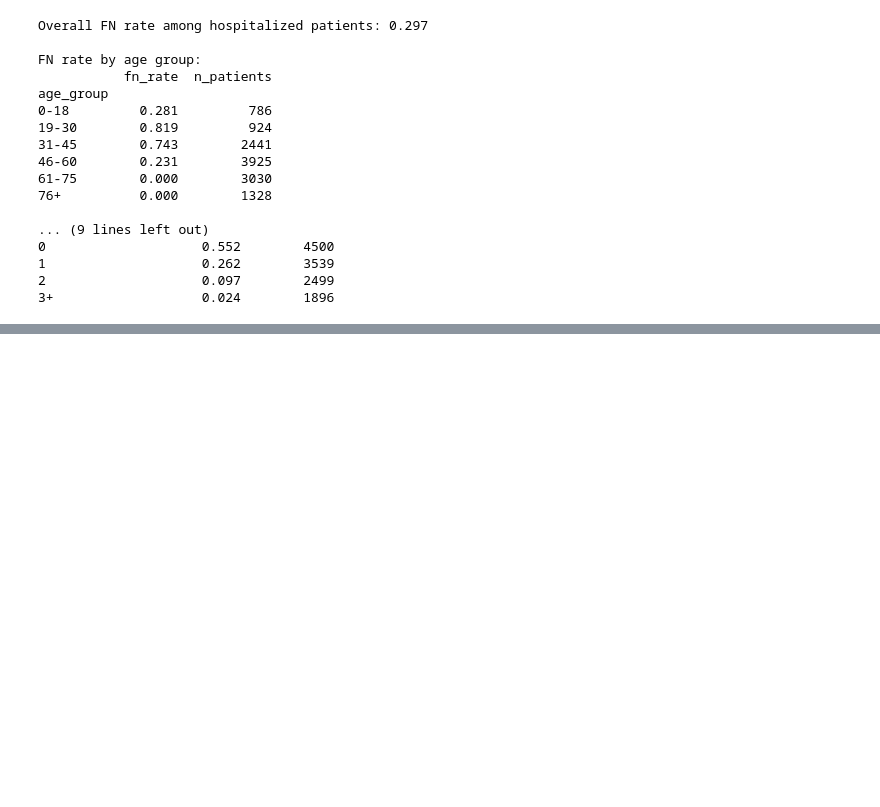
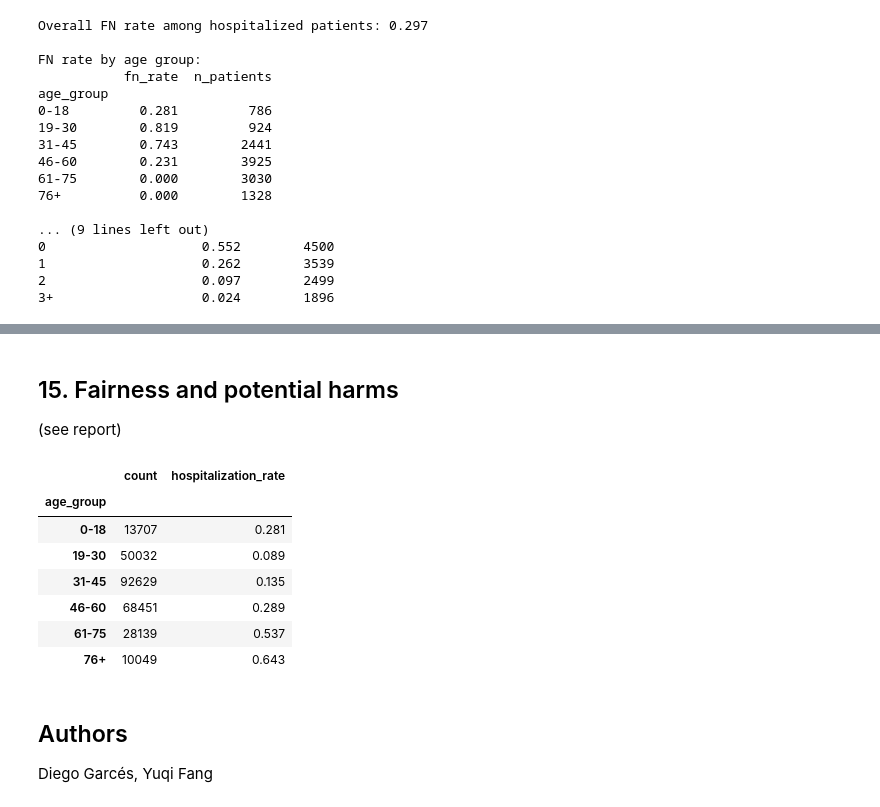
Before and after one commit to DiegoGarces95/Machine_Learning_COVID19, a Jupyter notebook: yuqi_mlproj.ipynb, the cells around one changed output, grey strips where cells are left out. Saved outputs shown, nothing was run; the diff lists cells and outputs as text; code cells hidden in the pictures; blank space fills up the shorter version.

```diff
--- a/yuqi_mlproj.ipynb
+++ b/yuqi_mlproj.ipynb
@@ -1111,0 +1187,24 @@ age_group
+# %% [markdown]
+## 15. Fairness and potential harms
+
+(see report)
+# %%
+# simple subgroup representation table
+fairness_summary = pd.DataFrame({
+    "count": model_df.groupby("age_group", observed=True).size(),
+    "hospitalization_rate": model_df.groupby("age_group", observed=True)[target].mean()
+})
+
+fairness_summary.round(3)
+# %% [output]
+|  | count | hospitalization_rate |
+| age_group |  |  |
+| 0-18 | 13707 | 0.281 |
+| 19-30 | 50032 | 0.089 |
+| 31-45 | 92629 | 0.135 |
+| 46-60 | 68451 | 0.289 |
+| 61-75 | 28139 | 0.537 |
+| 76+ | 10049 | 0.643 |
+# %% [markdown]
+## Authors
+Diego Garcés, Yuqi Fang
```
Also changed, not shown: parts of 18 cells of this notebook.
